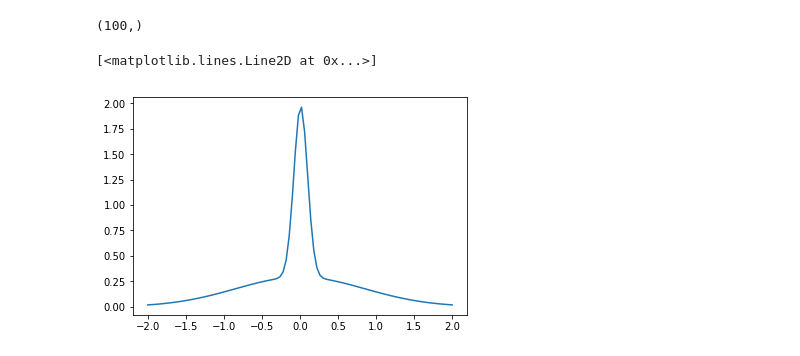
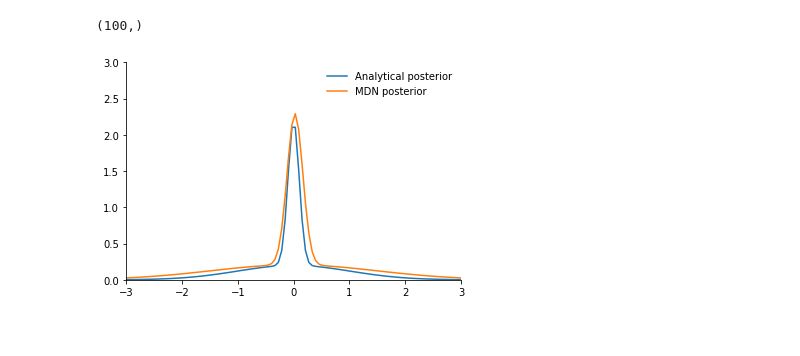
Before and after one commit to diadochos/acm2017_abc, a Jupyter notebook: notebooks/RegressionABC.ipynb, the cells around one changed output. Saved outputs shown, nothing was run; the diff lists cells and outputs as text; code cells hidden in the pictures.

```diff
--- a/notebooks/RegressionABC.ipynb
+++ b/notebooks/RegressionABC.ipynb
@@ -130,7 +142,7 @@ out_pi = out_pi_test.data.numpy().T
 out_sigma = out_sigma_test.data.numpy().T
 out_mu = out_mu_test.data.numpy().T
 # %%
-xx = np.linspace(-2,2,100)
+xx = np.linspace(-3,3,100)
 # %%
 pdf = np.array([ss.norm.pdf(xx, mu, sigma) * pi for mu, sigma, pi in zip(out_mu, out_sigma, out_pi)])
 pdf = pdf.sum(axis=0)
@@ -138,8 +150,16 @@ pdf = pdf.sum(axis=0)
 pdf.shape
 # %% [output]
 (100,)
-# %%
-plt.plot(xx, pdf)
-# %% [output]
-[<matplotlib.lines.Line2D at 0x...>]
-[figure, removed]
+# %%
+xx = np.linspace(-3,3,100)
+f, ax = plt.subplots()
+ax.plot(xx, posterior(xx), label='Analytical posterior')
+ax.plot(xx, pdf, label='MDN posterior')
+ax.set_xlim((-3,3))
+ax.set_ylim((0,3))
+ax.legend(frameon=False)
+ax.spines['top'].set_visible(False)
+ax.spines['right'].set_visible(False)
+plt.show()
+# %% [output]
+[figure, added]
```
Also changed, not shown: parts of 4 cells of this notebook.
